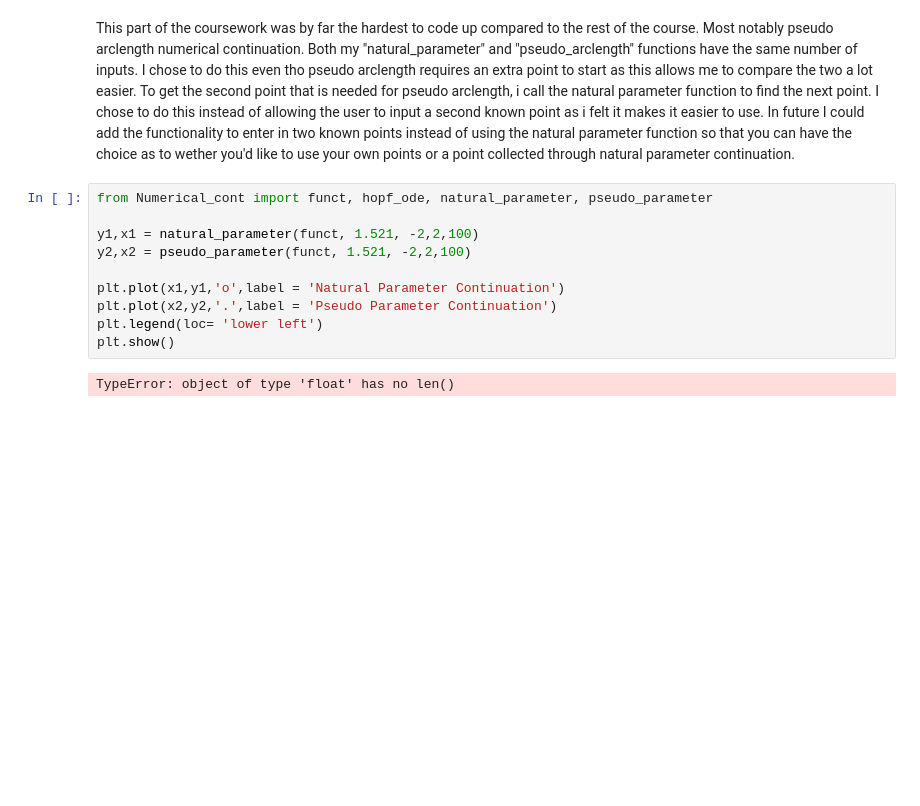
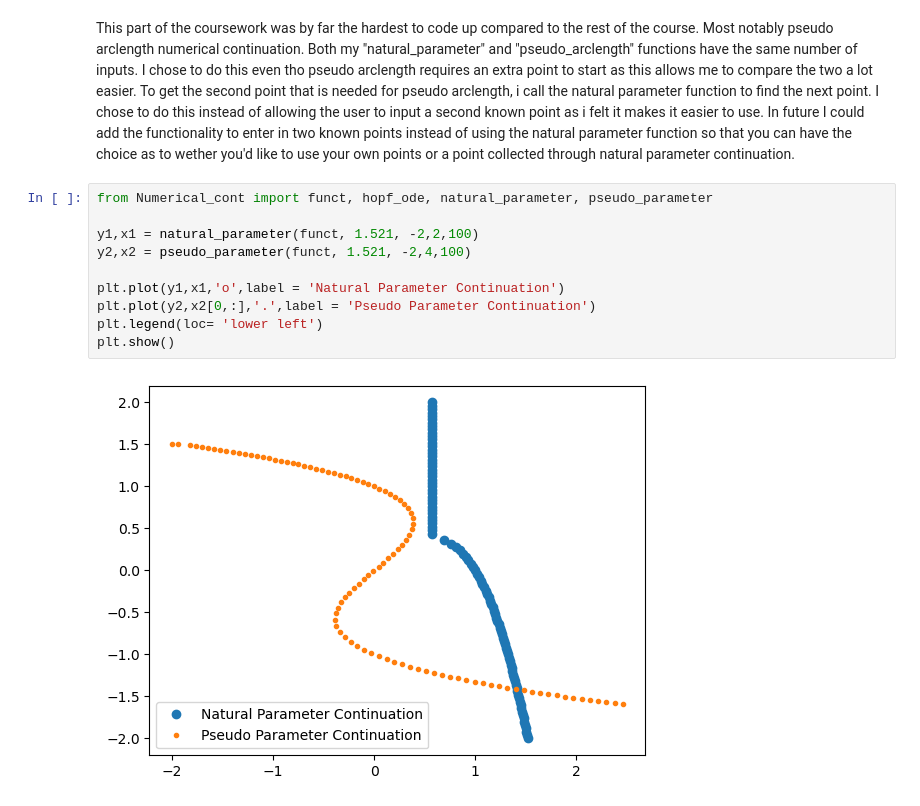
Before and after one commit to Jack904/SciCompCoursework, a Jupyter notebook: Scientific Computing Coursework Jack Gurney.ipynb, the cells around one changed output. Cells and saved outputs as stored; diff of their text form; blank space fills up the shorter version.

```diff
--- a/Scientific Computing Coursework Jack Gurney.ipynb
+++ b/Scientific Computing Coursework Jack Gurney.ipynb
@@ -59,12 +59,12 @@ This part of the coursework was by far the hardest to code up compared to the re
 # %%
 from Numerical_cont import funct, hopf_ode, natural_parameter, pseudo_parameter
 
 y1,x1 = natural_parameter(funct, 1.521, -2,2,100)
-y2,x2 = pseudo_parameter(funct, 1.521, -2,2,100)
+y2,x2 = pseudo_parameter(funct, 1.521, -2,4,100)
 
-plt.plot(x1,y1,'o',label = 'Natural Parameter Continuation')
-plt.plot(x2,y2,'.',label = 'Pseudo Parameter Continuation')
+plt.plot(y1,x1,'o',label = 'Natural Parameter Continuation')
+plt.plot(y2,x2[0,:],'.',label = 'Pseudo Parameter Continuation')
 plt.legend(loc= 'lower left')
 plt.show()
 # %% [output]
-TypeError: object of type 'float' has no len()
+[figure, added]
```
Also changed, not shown: 1 other file.
